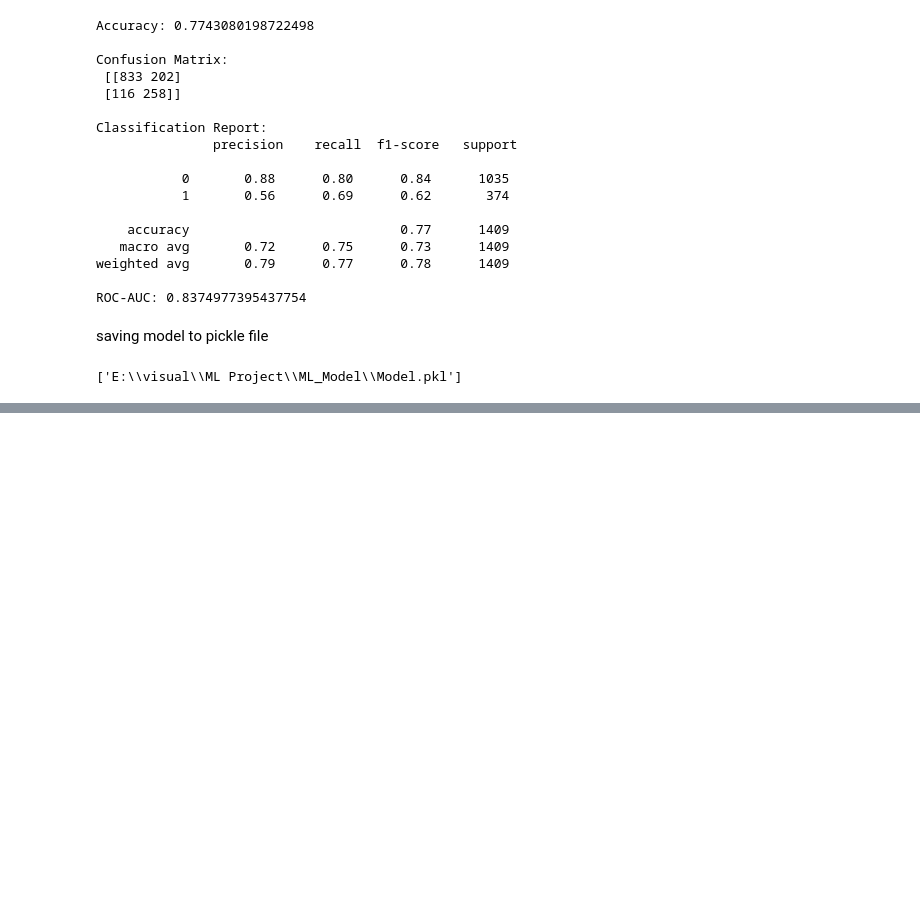
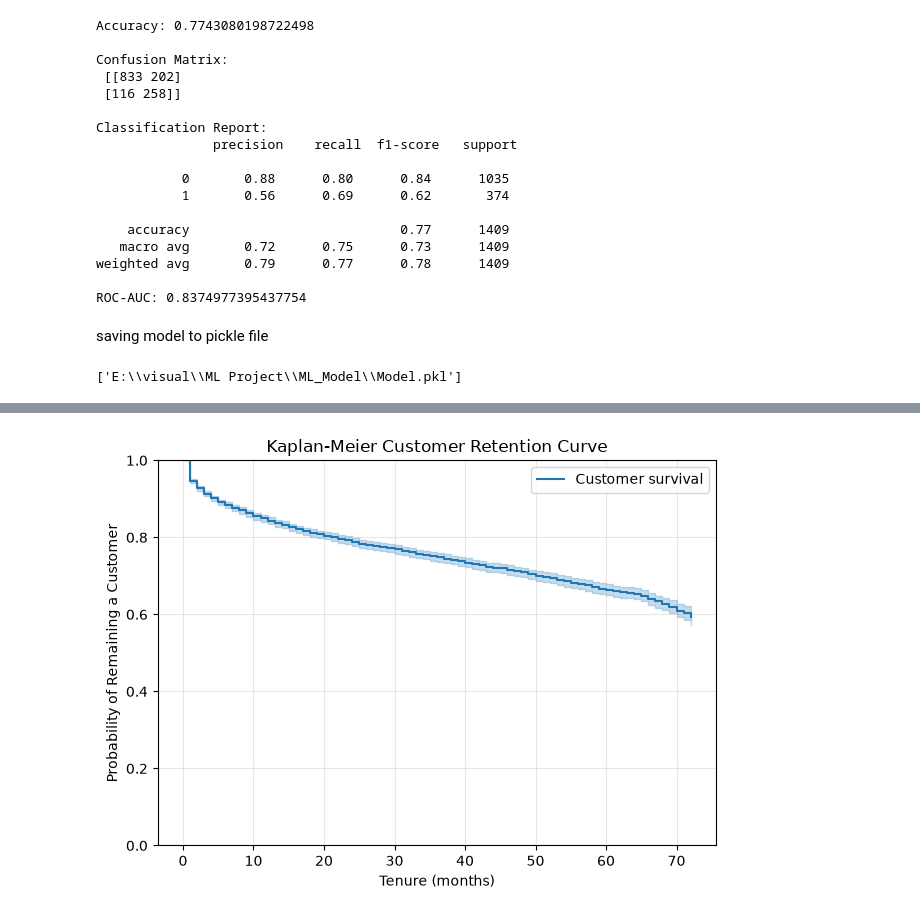
Before and after one commit to Devendra0105/customer-churn-intelligence, a Jupyter notebook: notebooks/Model_training&shap.ipynb, the cells around one changed output, grey strips where cells are left out. Saved outputs shown, nothing was run; the diff lists cells and outputs as text; code cells hidden in the pictures; blank space fills up the shorter version.

Commit message:
tried to understand kaplier model

```diff
--- a/notebooks/Model_training&shap.ipynb
+++ b/notebooks/Model_training&shap.ipynb
@@ -154,0 +155,40 @@ SHAP values shape: (1409, 46)
+# %%
+
+import pandas as pd
+import matplotlib.pyplot as plt
+from lifelines import KaplanMeierFitter
+
+# Convert tenure to numeric
+df["tenure"] = pd.to_numeric(df["tenure"], errors="coerce")
+
+# Convert churn into event indicators: 1 = churn, 0 = censored
+if df["churn"].dtype == "object":
+    df["event"] = df["churn"].astype(str).str.strip().map(
+        {"Yes": 1, "No": 0}
+    )
+else:
+    df["event"] = pd.to_numeric(df["churn"], errors="coerce")
+
+# Remove rows missing survival time or event status
+survival_df = df.dropna(subset=["tenure", "event"]).copy()
+
+# Fit Kaplan-Meier model
+kmf = KaplanMeierFitter()
+kmf.fit(
+    durations=survival_df["tenure"],
+    event_observed=survival_df["event"].astype(int),
+    label="Customer survival"
+)
+
+# Plot survival curve
+ax = kmf.plot_survival_function()
+ax.set_title("Kaplan-Meier Customer Retention Curve")
+ax.set_xlabel("Tenure (months)")
+ax.set_ylabel("Probability of Remaining a Customer")
+ax.set_ylim(0, 1)
+ax.grid(alpha=0.3)
+
+plt.tight_layout()
+plt.show()
+# %% [output]
+[figure, added]
```
Also changed, not shown: parts of 1 cell of this notebook, 1 other file.
